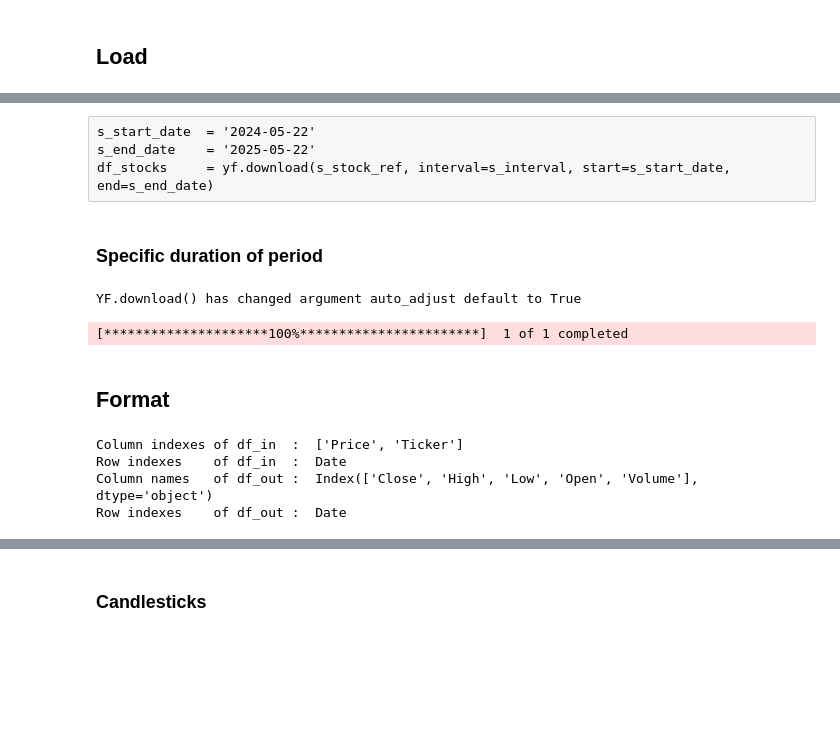
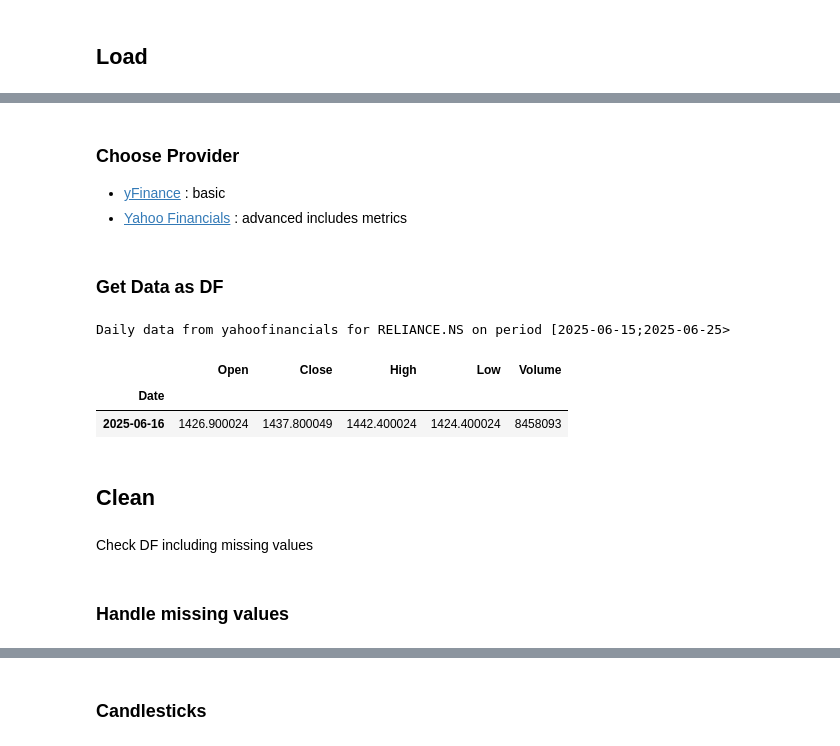
Before and after one commit to JeanRosselVallee/quant, a Jupyter notebook: Algorithmic_Trading.ipynb, the cells around one changed output, grey strips where cells are left out. Drawn from its saved outputs; the diff is of its cells as text; code cells hidden in the pictures; blank space fills up the shorter version.

```diff
--- a/Algorithmic_Trading.ipynb
+++ b/Algorithmic_Trading.ipynb
@@ -53,0 +94,18 @@ def simplify_df(df_in, bo_Date_is_index=True) :
+# %%
+def load_daily_from_local(ticker, start, end) :
+    df_multi_index = yf.download(ticker, start, end, interval='1d', auto_adjust=False, group_by=ticker)
+    df_out = df_multi_index[ticker]
+    return df_out[LI_COLS]
+# %%
+def load_daily_from(s_provider, ticker, nb_days, s_end_date_excluded) :
+    s_start_date = get_str_past_date(s_end_date_excluded, nb_days)
+    print(f'Daily data from {s_provider} for {ticker} on period [{s_start_date};{s_end_date_excluded}>' )
+    if   s_provider == 'yfinance' :
+        return load_daily_from_yfinance(   ticker, nb_days, s_start_date, s_end_date_excluded)
+    elif s_provider == 'yahoofinancials' :
+        return load_daily_from_yfinancials(ticker, nb_days, s_start_date, s_end_date_excluded)
+    elif s_provider == 'local' :
+        return load_daily_from_local(ticker, nb_days, s_start_date, s_end_date_excluded)
+    else :
+        str_error = 'Unknown stock data provider'
+        assert False, (str_error) # prevents execution of following cells
@@ -264,21 +370,28 @@ s_interval    = '1d'    # valid values : 1 2 5 15 30 60 90m 1h 1 5d 1wk 1 3mo
-# %% [raw]
-s_start_date  = '2024-05-22'
-s_end_date    = '2025-05-22'
-df_stocks     = yf.download(s_stock_ref, interval=s_interval, start=s_start_date, end=s_end_date)
+# %%
+s_stock_ref = 'RELIANCE.NS' # Nifty 50 '^NSEI' 'RELIANCE.NS'
+nb_days     = 10
+s_end_date  = d.today().isoformat()
 # %% [markdown]
-### Specific duration of period
+### Choose Provider
+- [yFinance](https://ranaroussi.github.io/yfinance/reference/index.html) : basic
+- [Yahoo Financials](https://github.com/JECSand/yahoofinancials) : advanced includes metrics
+# %%
+s_provider = 'yahoofinancials' # 'yahoofinancials' 'yfinance' 'local'
+# %% [markdown]
+### Get Data as DF
+# %%
+df = load_daily_from(s_provider, s_stock_ref, nb_days, '2025-06-25') #s_end_date)
+df.head(1)
+# %% [output]
+Daily data from yahoofinancials for RELIANCE.NS on period [2025-06-15;2025-06-25>
+|  | Open | Close | High | Low | Volume |
+| Date |  |  |  |  |  |
+| 2025-06-16 | 1426.900024 | 1437.800049 | 1442.400024 | 1424.400024 | 8458093 |
+# %% [markdown]
+## Clean
+# %% [markdown]
+Check DF including missing values
 # %%
-s_period  = '5y' # valid values : 1 5d 1 3 6mo 1 2 5 10y ytd max
-df_stocks = yf.download(s_stock_ref, interval=s_interval, period=s_period)
+df.info()
-# %% [output]
-YF.download() has changed argument auto_adjust default to True
-[*********************100%***********************]  1 of 1 completed
 # %% [markdown]
-## Format
+### Handle missing values
-# %%
-df_simpler = simplify_df(df_stocks) #, False)
-# %% [output]
-Column indexes of df_in  :  ['Price', 'Ticker']
-Row indexes    of df_in  :  Date
-Column names   of df_out :  Index(['Close', 'High', 'Low', 'Open', 'Volume'], dtype='object')
-Row indexes    of df_out :  Date
```
Also changed, not shown: parts of 106 cells of this notebook.
